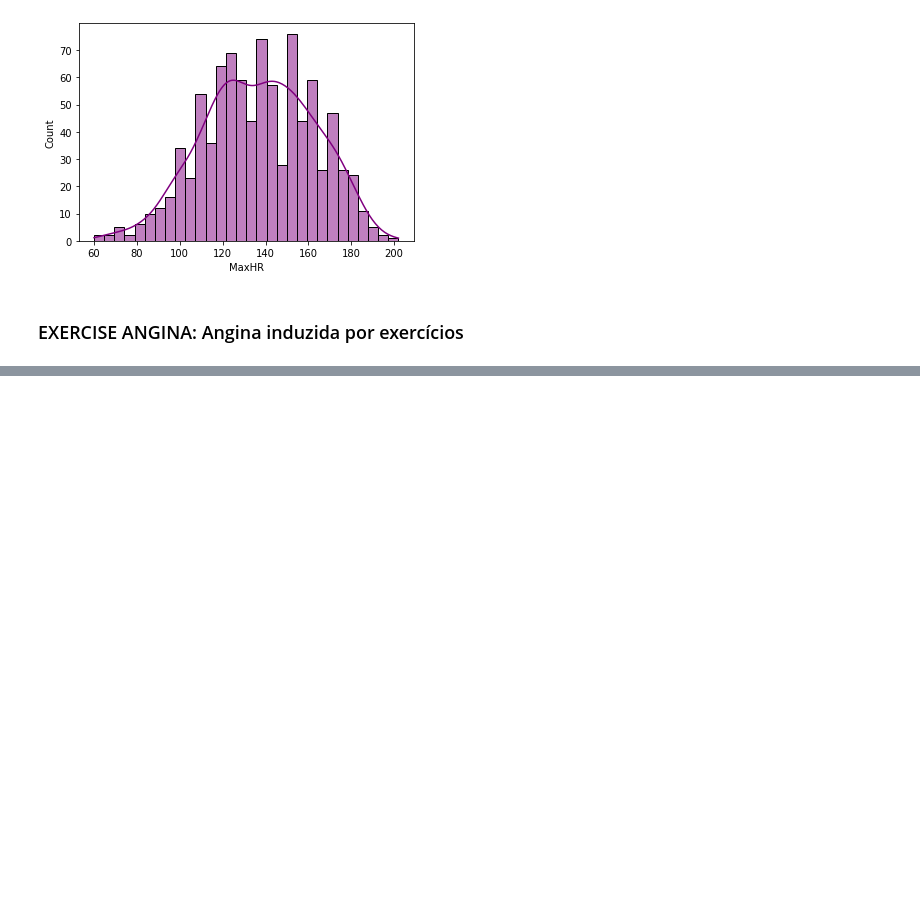
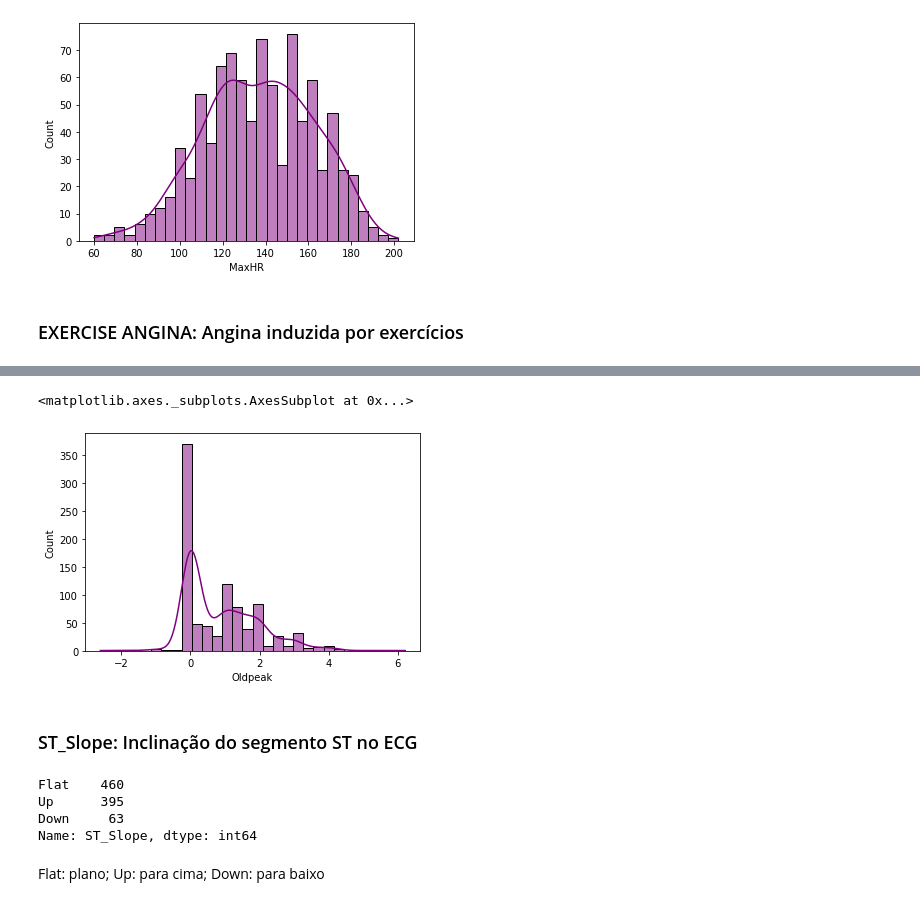
Before and after one commit to twsyas/machine_learning-course, a Jupyter notebook: tratamentoeclass.ipynb, the cells around one changed output, grey strips where cells are left out. Cells and saved outputs as stored; diff of their text form; code cells hidden in the pictures; blank space fills up the shorter version.

```diff
--- a/tratamentoeclass.ipynb
+++ b/tratamentoeclass.ipynb
@@ -10,7 +10,7 @@ Objetivo: desenvolver um algoritmo de Machine Learning para prever a tendência
 import numpy as np
 import pandas as pd
 # %%
-data = pd.read_csv('/content/heart.csv',
+data = pd.read_csv('/content/drive/MyDrive/Colab Notebooks/treinamento/heart.csv',
                    sep = ',',
                    encoding = 'iso-8859-1') #codificação de caracteres, normalmente utiliza-se o iso-8859-1, utf-8, latin-1)
 # %% [markdown]
@@ -239,0 +272,16 @@ sns.histplot(data, x = 'MaxHR', bins = 30, color = 'purple', kde = True, stat =
+# %%
+sns.histplot(data, x = 'Oldpeak', bins = 30, color = 'purple', kde = True, stat = "count")
+# %% [output]
+<matplotlib.axes._subplots.AxesSubplot at 0x...>
+[figure, added]
+# %% [markdown]
+### ST_Slope: Inclinação do segmento ST no ECG
+# %%
+data['ST_Slope'].value_counts() #.sort_index()
+# %% [output]
+Flat    460
+Up      395
+Down     63
+Name: ST_Slope, dtype: int64
+# %% [markdown]
+Flat: plano; Up: para cima; Down: para baixo
```
Also changed, not shown: parts of 47 cells of this notebook.
